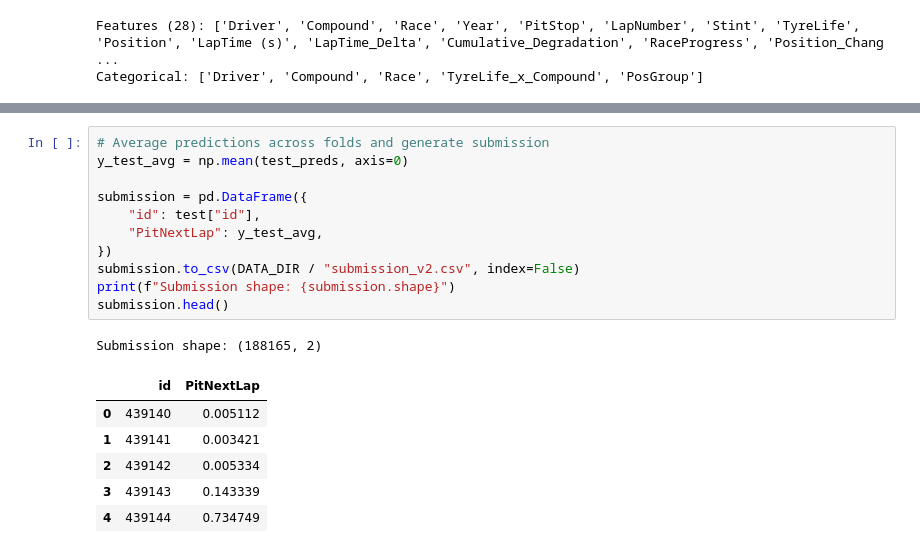
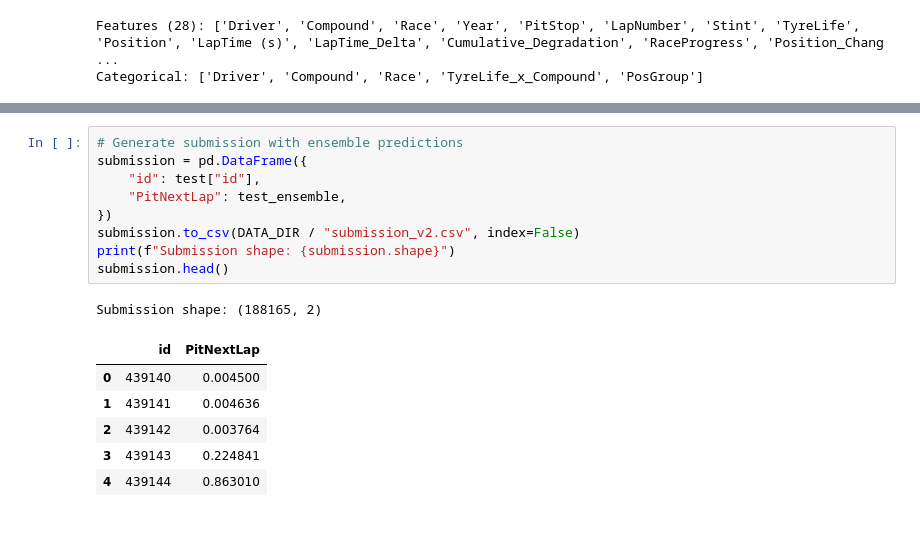
Before and after one commit to time1043/predicting-f1-pit-stops, a Jupyter notebook: note/model.ipynb, the cells around one changed output, grey strips where cells are left out. Cells and saved outputs as stored; diff of their text form.

```diff
--- a/note/model.ipynb
+++ b/note/model.ipynb
@@ -306,19 +324,17 @@ Individual: ['0.92286', '0.91626', '0.91255', '0.94195', '0.93458']
 # %%
-# Average predictions across folds and generate submission
-y_test_avg = np.mean(test_preds, axis=0)
-
+# Generate submission with ensemble predictions
 submission = pd.DataFrame({
     "id": test["id"],
-    "PitNextLap": y_test_avg,
+    "PitNextLap": test_ensemble,
 })
 submission.to_csv(DATA_DIR / "submission_v2.csv", index=False)
 print(f"Submission shape: {submission.shape}")
 submission.head()
 # %% [output]
 Submission shape: (188165, 2)
 |  | id | PitNextLap |
-| 0 | 439140 | 0.005112 |
-| 1 | 439141 | 0.003421 |
-| 2 | 439142 | 0.005334 |
-| 3 | 439143 | 0.143339 |
-| 4 | 439144 | 0.734749 |
+| 0 | 439140 | 0.004500 |
+| 1 | 439141 | 0.004636 |
+| 2 | 439142 | 0.003764 |
+| 3 | 439143 | 0.224841 |
+| 4 | 439144 | 0.863010 |
```
Also changed, not shown: parts of 3 cells of this notebook, 3 other files.
